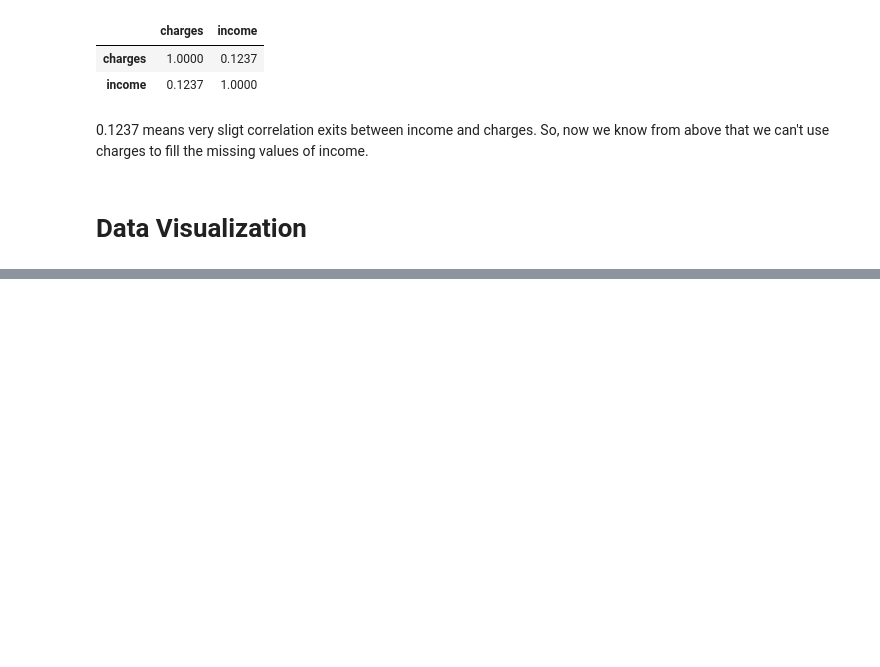
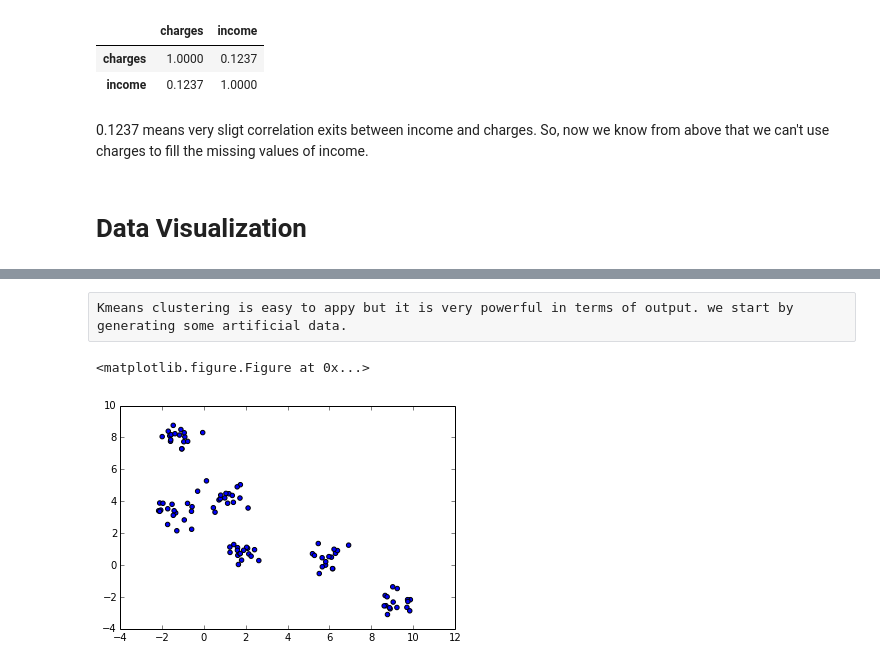
Before and after one commit to AkiraKaneshiro/Python-for-data-science, a Jupyter notebook: datascience.ipynb, the cells around one changed output, grey strips where cells are left out. Drawn from its saved outputs; the diff is of its cells as text; code cells hidden in the pictures; blank space fills up the shorter version.

```diff
--- a/datascience.ipynb
+++ b/datascience.ipynb
@@ -427,0 +433,16 @@ Wrote plots/bar1.html
+# %% [raw]
+Kmeans clustering is easy to appy but it is very powerful in terms of output. we start by generating some artificial data.
+# %%
+# kmeans Clustering
+import matplotlib.pyplot as plt
+%matplotlib inline
+plt.jet() # set the color map. When your colors are lost, re-run this.
+import sklearn.datasets as datasets
+X, Y = datasets.make_blobs(centers=6, cluster_std=0.5, random_state=0) #random data sets with 3 centers with std deviation of 0.5
+# %% [output]
+<matplotlib.figure.Figure at 0x...>
+# %%
+plt.scatter(X[:,0], X[:,1]);
+plt.show()
+# %% [output]
+[figure, added]
```
Also changed, not shown: parts of 24 cells of this notebook, 3 other files.
